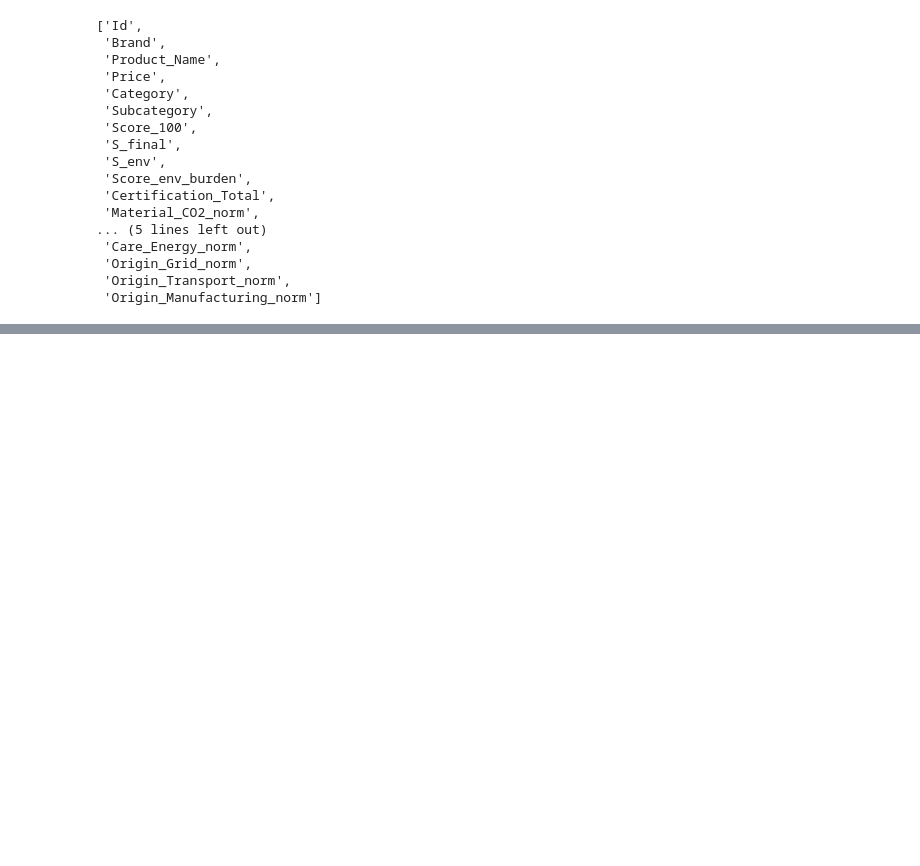
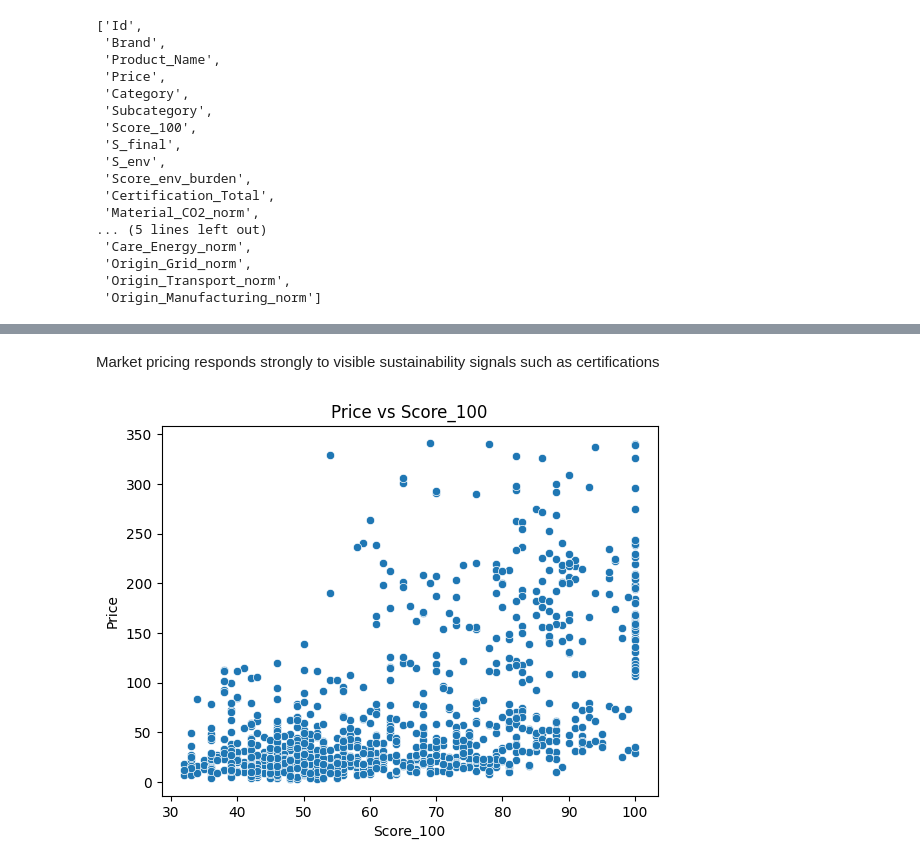
Before and after one commit to lmcassidy/Quantifying-sustainability-in-fashion-, a Jupyter notebook: Model_Predict_Price.ipynb, the cells around one changed output, grey strips where cells are left out. Saved outputs shown, nothing was run; the diff lists cells and outputs as text; code cells hidden in the pictures; blank space fills up the shorter version.

```diff
--- a/Model_Predict_Price.ipynb
+++ b/Model_Predict_Price.ipynb
@@ -135,0 +224,12 @@ list(df_ml.columns)
+# %% [markdown]
+Market pricing responds strongly to visible sustainability signals such as certifications
+# %%
+sns.scatterplot(
+    x=df_ml["Score_100"],
+    y=df_ml["Price"]
+)
+
+plt.title("Price vs Score_100")
+plt.show()
+# %% [output]
+[figure, added]
```
Also changed, not shown: parts of 32 cells of this notebook.
